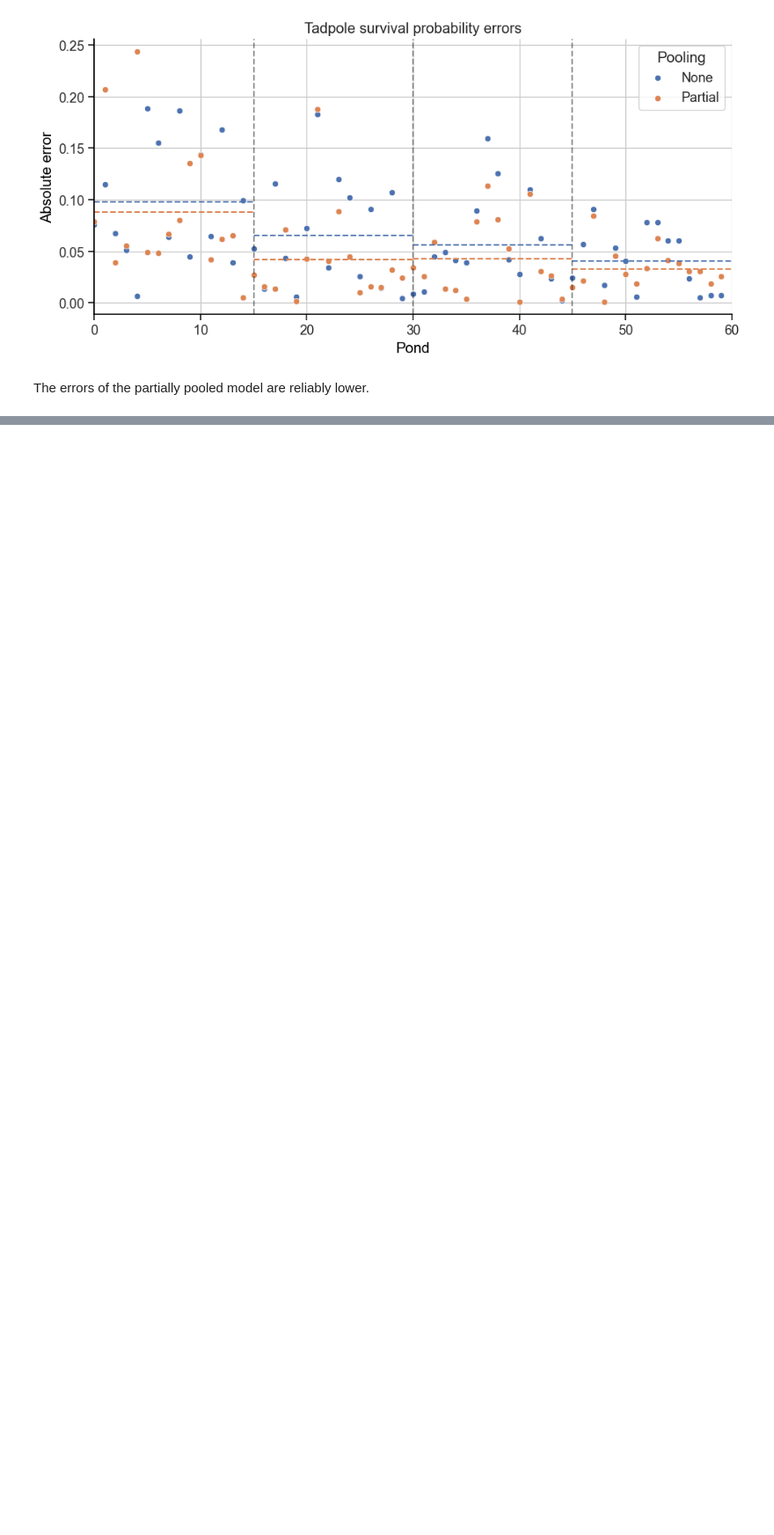
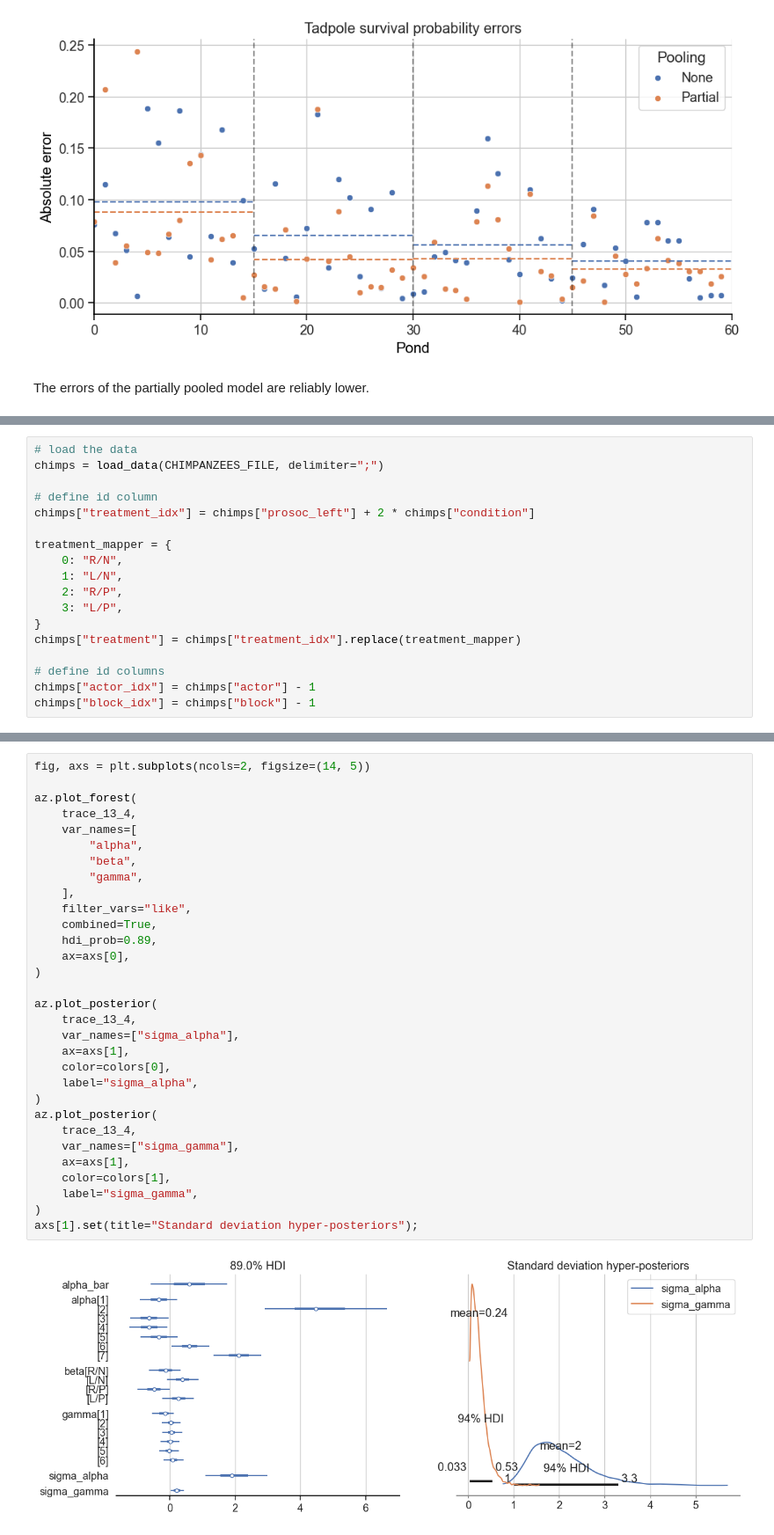
Before and after one commit to chris-leonard/statistical-rethinking, a Jupyter notebook: notes/chapter_13.ipynb, the cells around one changed output, grey strips where cells are left out. Shown at 88% size. Saved outputs shown, nothing was run; the diff lists cells and outputs as text; blank space fills up the shorter version.

```diff
--- a/notes/chapter_13.ipynb
+++ b/notes/chapter_13.ipynb
@@ -314,0 +319,18 @@ The errors of the partially pooled model are reliably lower.
+# %%
+# load the data
+chimps = load_data(CHIMPANZEES_FILE, delimiter=";")
+
+# define id column
+chimps["treatment_idx"] = chimps["prosoc_left"] + 2 * chimps["condition"]
+
+treatment_mapper = {
+    0: "R/N",
+    1: "L/N",
+    2: "R/P",
+    3: "L/P",
+}
+chimps["treatment"] = chimps["treatment_idx"].replace(treatment_mapper)
+
+# define id columns
+chimps["actor_idx"] = chimps["actor"] - 1
+chimps["block_idx"] = chimps["block"] - 1
@@ -314,0 +430,33 @@ The errors of the partially pooled model are reliably lower.
+# %%
+fig, axs = plt.subplots(ncols=2, figsize=(14, 5))
+
+az.plot_forest(
+    trace_13_4,
+    var_names=[
+        "alpha",
+        "beta",
+        "gamma",
+    ],
+    filter_vars="like",
+    combined=True,
+    hdi_prob=0.89,
+    ax=axs[0],
+)
+
+az.plot_posterior(
+    trace_13_4,
+    var_names=["sigma_alpha"],
+    ax=axs[1],
+    color=colors[0],
+    label="sigma_alpha",
+)
+az.plot_posterior(
+    trace_13_4,
+    var_names=["sigma_gamma"],
+    ax=axs[1],
+    color=colors[1],
+    label="sigma_gamma",
+)
+axs[1].set(title="Standard deviation hyper-posteriors");
+# %% [output]
+[figure, added]
```
Also changed, not shown: parts of 11 cells of this notebook.
